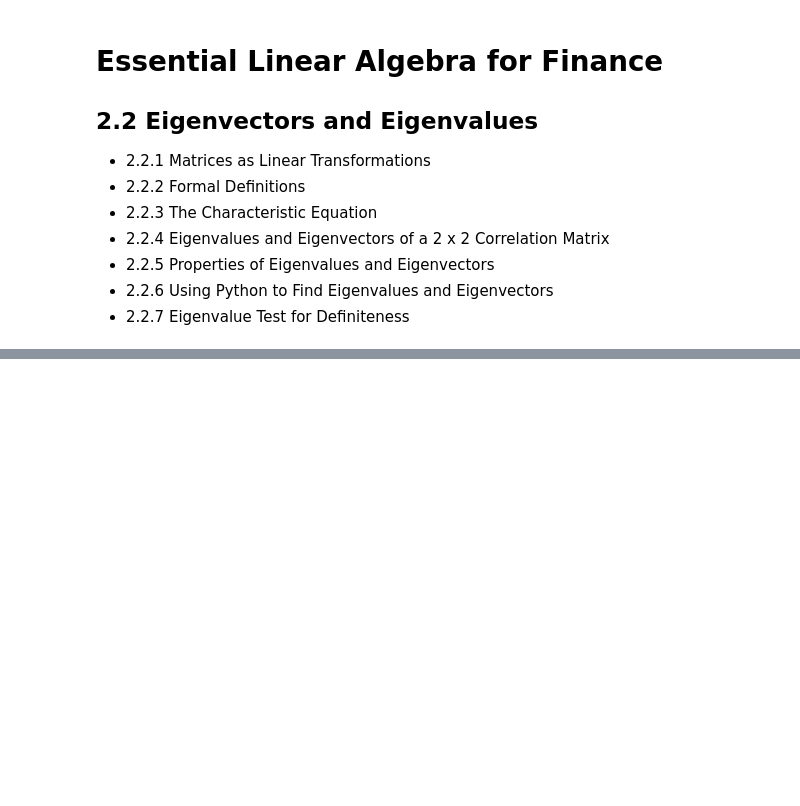
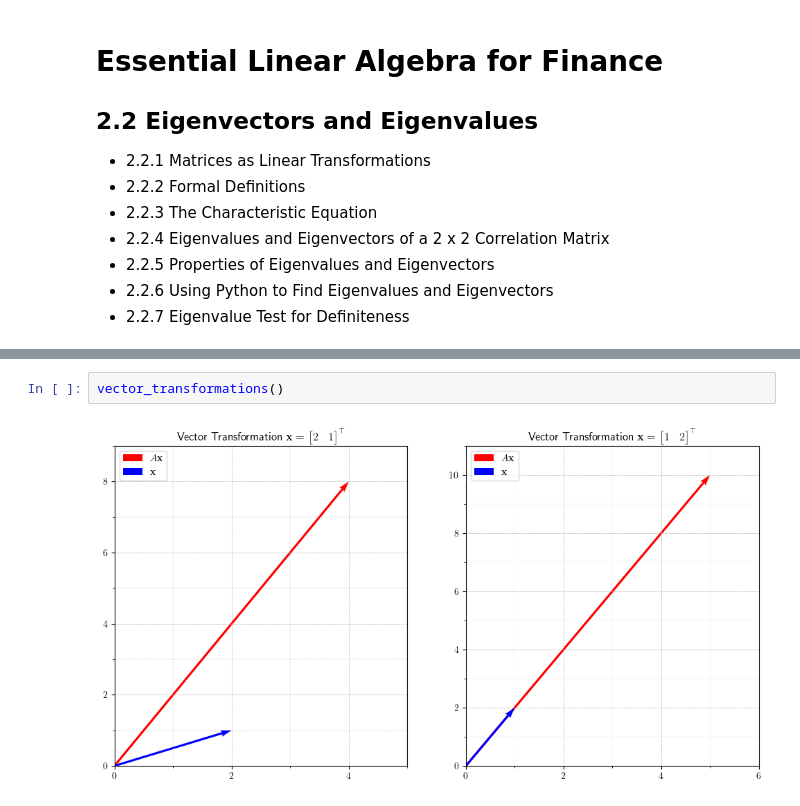
Before and after one commit to mickeyadd/my_risk_toolkit, a Jupyter notebook: Market Risk Analysis Notes/I. Quantitative Methods in Finance/Chapter 2 - Essential Linear Algebra for Finance/2.2 Eigenvectors and Eigenvalues.ipynb, the cells around one changed output, grey strips where cells are left out. Saved outputs shown, nothing was run; the diff lists cells and outputs as text; blank space fills up the shorter version.

```diff
--- a/Market Risk Analysis Notes/I. Quantitative Methods in Finance/Chapter 2 - Essential Linear Algebra for Finance/2.2 Eigenvectors and Eigenvalues.ipynb
+++ b/Market Risk Analysis Notes/I. Quantitative Methods in Finance/Chapter 2 - Essential Linear Algebra for Finance/2.2 Eigenvectors and Eigenvalues.ipynb
@@ -62,0 +58,4 @@ plt.show()
+# %%
+vector_transformations()
+# %% [output]
+[figure, added]
```
Also changed, not shown: parts of 9 cells of this notebook, 3 other files.
